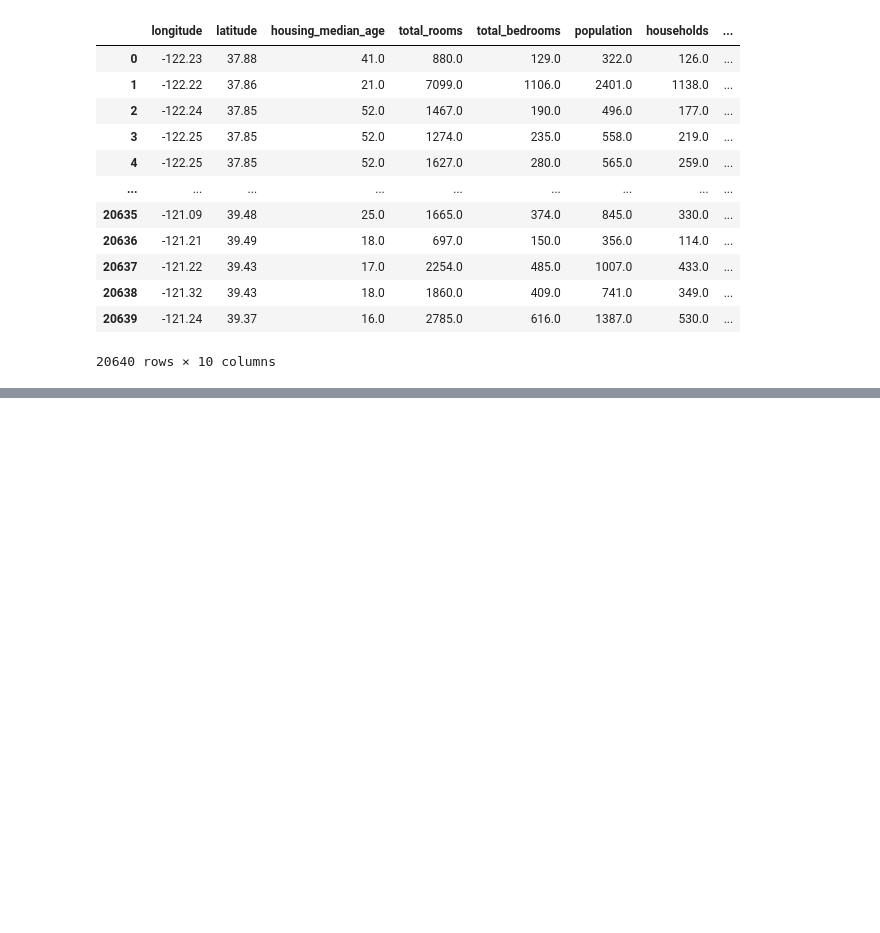
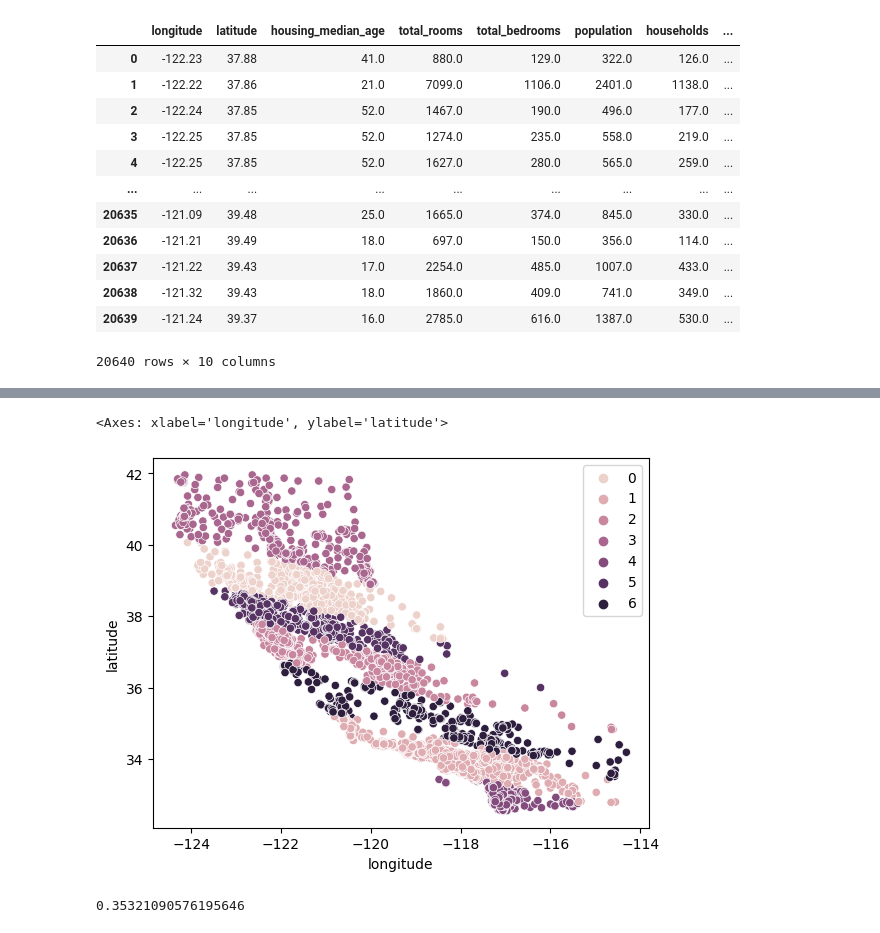
Before and after one commit to Naitikpareek123/Naitikpareek123, a Jupyter notebook: python/crystling/Clustering.ipynb, the cells around one changed output, grey strips where cells are left out. Cells and saved outputs as stored; diff of their text form; code cells hidden in the pictures; blank space fills up the shorter version.

```diff
--- a/python/crystling/Clustering.ipynb
+++ b/python/crystling/Clustering.ipynb
@@ -21,0 +69,7 @@ data
+# %%
+x_train,x_test,y_train,y_test=train_test_split(x_normalize,y_normalize,test_size=0.2,random_state=42)
+# %%
+reg=kmn.fit(x_train)
+# %%
+x=data[["longitude","latitude"]]
+y=data[["median_house_value"]]
@@ -21,0 +78,2 @@ data
+# %%
+x_train,x_test,y_train,y_test=train_test_split(x,y,test_size=0.2,random_state=42)
@@ -21,0 +102,10 @@ data
+# %%
+sns.scatterplot(data=x_train,x='longitude',y='latitude',hue=kmn.labels_)
+# %% [output]
+<Axes: xlabel='longitude', ylabel='latitude'>
+[figure, added]
+# %%
+from sklearn import metrics
+metrics.silhouette_score(x_train,kmn.labels_)
+# %% [output]
+0.35321090576195646
```
Also changed, not shown: parts of 12 cells of this notebook.
